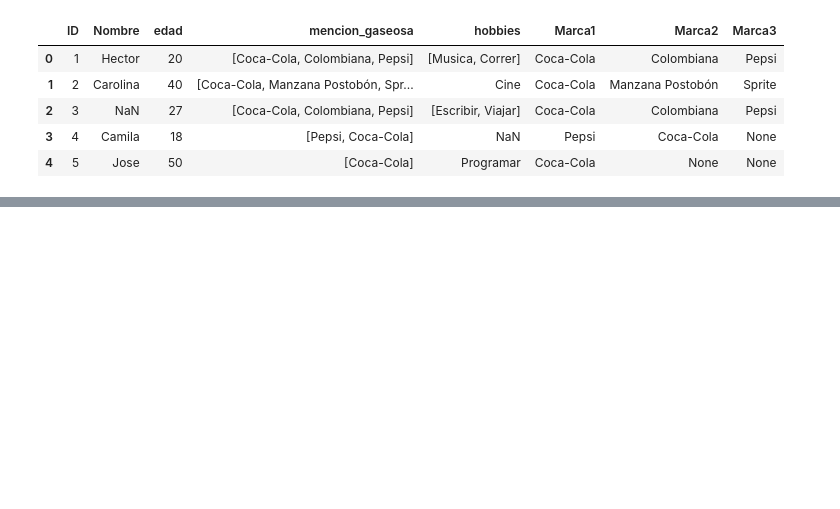
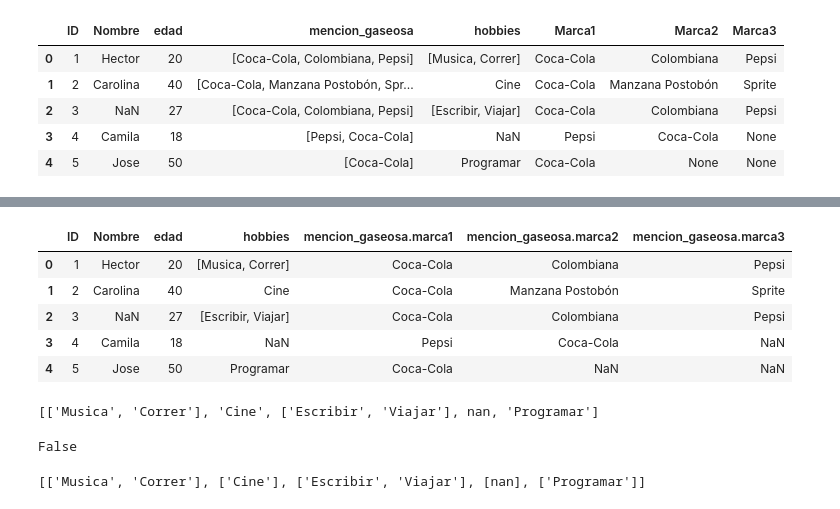
Before and after one commit to josezea/DatosEstructurados, a Jupyter notebook: Datos10/Clase10.ipynb, the cells around one changed output, grey strips where cells are left out. Saved outputs shown, nothing was run; the diff lists cells and outputs as text; code cells hidden in the pictures; blank space fills up the shorter version.

```diff
--- a/Datos10/Clase10.ipynb
+++ b/Datos10/Clase10.ipynb
@@ -52,0 +64,11 @@ datos
+# %%
+datos_diccA = [{'ID':1,'Nombre':'Hector', 'edad':20, 'mencion_gaseosa':{'marca1':'Coca-Cola','marca2':'Colombiana','marca3':'Pepsi'},
+                  'hobbies':['Musica', 'Correr']},
+                {'ID':2,'Nombre':'Carolina', 'edad':40, 'mencion_gaseosa':{'marca1':'Coca-Cola','marca2':'Manzana Postobón','marca3':'Sprite'},
+                  'hobbies':'Cine'},
+                {'ID':3, 'edad':27, 'mencion_gaseosa':{'marca1':'Coca-Cola','marca2':'Colombiana','marca3':'Pepsi'},
+                  'hobbies':['Escribir', 'Viajar']},
+                {'ID':4,'Nombre':'Camila', 'edad':18, 'mencion_gaseosa':{'marca1':'Pepsi','marca2':'Coca-Cola'}},
+                {'ID':5,'Nombre':'Jose', 'edad':50, 'mencion_gaseosa':{'marca1':'Coca-Cola'},
+                  'hobbies':'Programar'}]
+datos_diccA
@@ -52,0 +93,24 @@ datos
+# %%
+datosA = pd.json_normalize(datos_diccA)
+datosA
+# %% [output]
+|  | ID | Nombre | edad | hobbies | mencion_gaseosa.marca1 | mencion_gaseosa.marca2 | mencion_gaseosa.marca3 |
+| 0 | 1 | Hector | 20 | [Musica, Correr] | Coca-Cola | Colombiana | Pepsi |
+| 1 | 2 | Carolina | 40 | Cine | Coca-Cola | Manzana Postobón | Sprite |
+| 2 | 3 | NaN | 27 | [Escribir, Viajar] | Coca-Cola | Colombiana | Pepsi |
+| 3 | 4 | Camila | 18 | NaN | Pepsi | Coca-Cola | NaN |
+| 4 | 5 | Jose | 50 | Programar | Coca-Cola | NaN | NaN |
+# %%
+datosA.hobbies.values.tolist()
+#pd.DataFrame(datosA.hobbies.values.tolist())
+# %% [output]
+[['Musica', 'Correr'], 'Cine', ['Escribir', 'Viajar'], nan, 'Programar']
+# %%
+not isinstance([2], list)
+# %% [output]
+False
+# %%
+lista=[[i] if not isinstance(i, list) else i for i in datosA.hobbies.values.tolist()]
+lista
+# %% [output]
+[['Musica', 'Correr'], ['Cine'], ['Escribir', 'Viajar'], [nan], ['Programar']]
```
Also changed, not shown: parts of 22 cells of this notebook.
